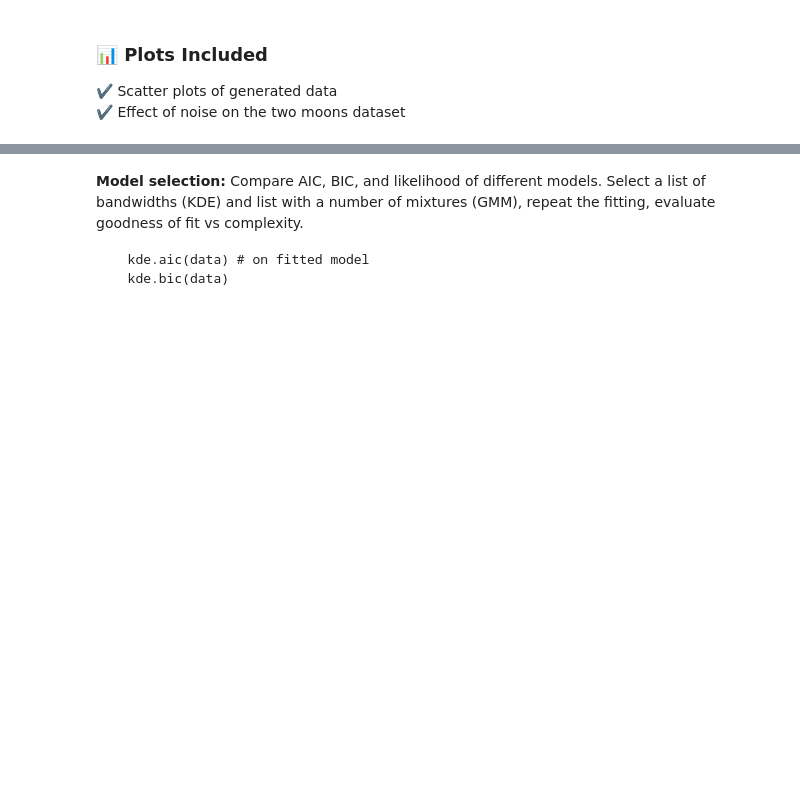
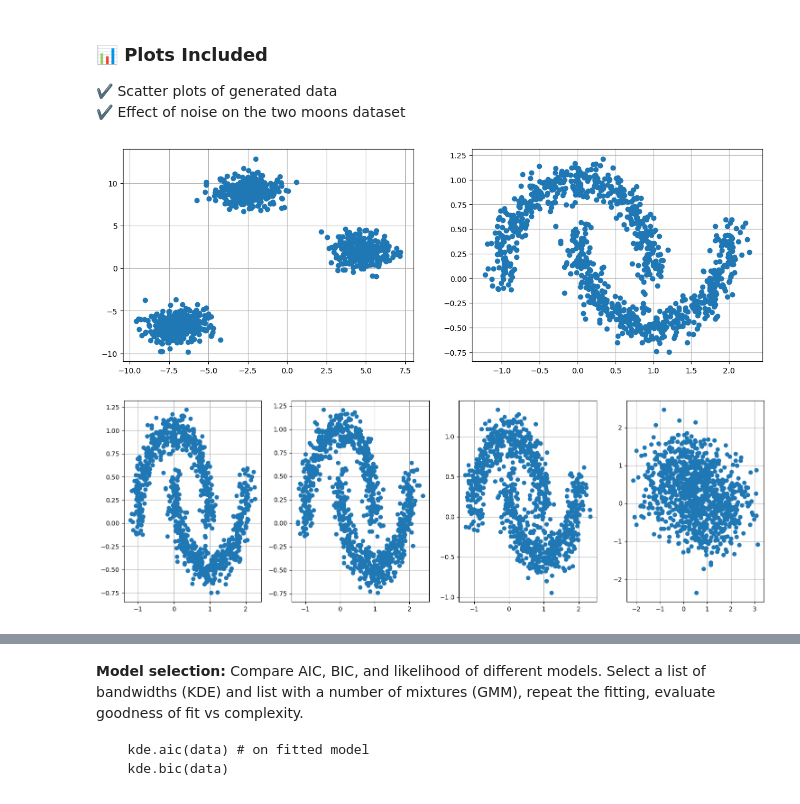
Before and after one commit to supsi-dacd-isaac/TeachDecisionMakingUncertainty, a Jupyter notebook: excercice_model_fitting_and_selection.ipynb, the cells around one changed output, grey strips where cells are left out. Saved outputs shown, nothing was run; the diff lists cells and outputs as text; code cells hidden in the pictures; blank space fills up the shorter version.

```diff
--- a/excercice_model_fitting_and_selection.ipynb
+++ b/excercice_model_fitting_and_selection.ipynb
@@ -100,16 +99,12 @@ We generate and visualize different datasets using:
 
 Additionally, we explore the effect of different **noise levels** on data distribution.
 # %%
+# Data Generation Mechanism:
 # Data Generation Mechanism:
 n_samples = 1000  # Number of samples
 n_dimensions = 2  # Number of dimensions
-data_blobs = data_generation_mechanism(n_samples,
-                                       n_dimensions,
-                                       type='blobs')      # Generate data of type 'blobs'
-data_moons = data_generation_mechanism(n_samples,
-                                       n_dimensions,
-                                       type='two_moons',
-                                       add_noise=False)
+data_blobs = data_generation_mechanism(n_samples, n_dimensions, type='blobs')      # Generate data of type 'blobs'
+data_moons = data_generation_mechanism(n_samples, n_dimensions, type='two_moons', add_noise=False)
 # %% [markdown]
 ### 📊 **Plots Included**
 ✔️ Scatter plots of generated data
@@ -122,3 +112,25 @@ noise_levels = [0.01, 0.05, 0.1, 0.5]
+# %%
+# Scatter plot visualization
+fig, ax = plt.subplots(1, 2, figsize=(15, 5))
+ax[0].plot(data_blobs[:, 0], data_blobs[:, 1], 'o', label='blobs')
+ax[1].plot(data_moons[:, 0], data_moons[:, 1], 'o', label='two_moons')
+ax[0].grid()
+ax[1].grid()
+plt.show()
+
+
+# Generating mechanism + additional noise
+noise_levels = [0.01, 0.05, 0.1, 0.5]
+fig, axs = plt.subplots(1, len(noise_levels), figsize=(15, 5))
+for noise_level, ax in zip(noise_levels, axs):
+    data_moons_noise = data_generation_mechanism(n_samples, n_dimensions, type='two_moons', add_noise=True, nose_level=noise_level)
+    ax.plot(data_moons_noise[:, 0], data_moons_noise[:, 1], 'o', label=f'two_moons (noise={noise_level})')
+    ax.grid()
+plt.tight_layout()
+plt.show()
+# %% [output]
+[figure, added]
+[figure, added]
 # %% [markdown]
 ## **Fitting, visualization & comparison of models**:
 
```
Also changed, not shown: parts of 10 cells of this notebook.
